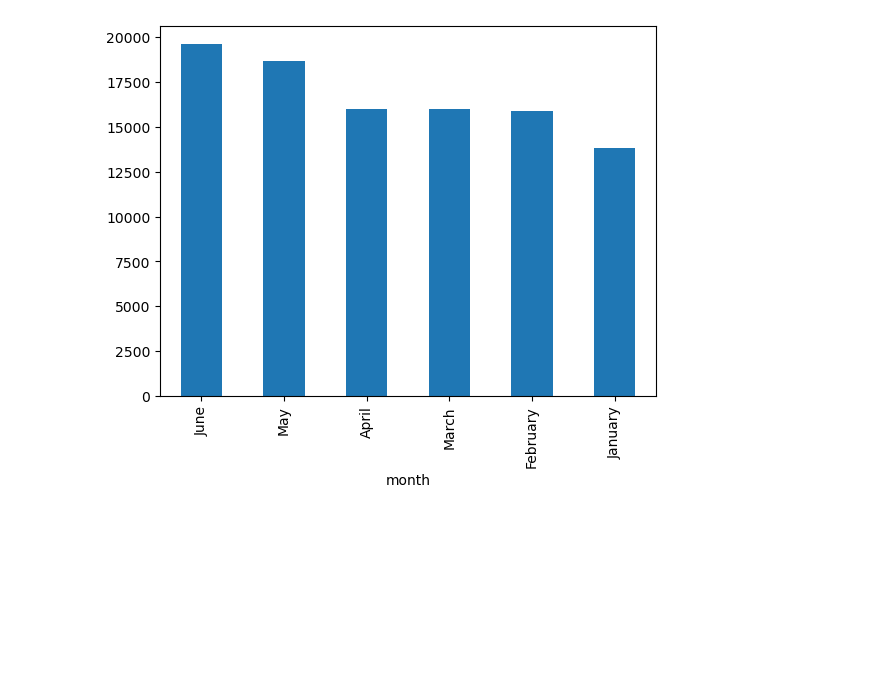
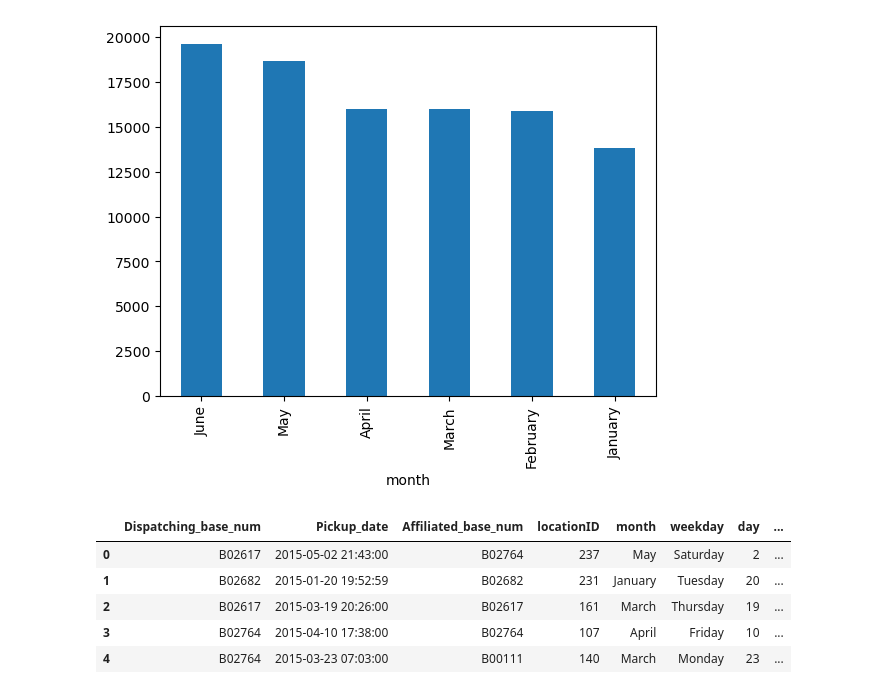
Before and after one commit to Aru-jan/Uber, a Jupyter notebook: uber_project.ipynb, the cells around one changed output. Cells and saved outputs as stored; diff of their text form; code cells hidden in the pictures; blank space fills up the shorter version.

```diff
--- a/uber_project.ipynb
+++ b/uber_project.ipynb
@@ -153,0 +170,9 @@ uber_15['month'].value_counts().plot(kind="bar")
+# %%
+uber_15.head(5)
+# %% [output]
+|  | Dispatching_base_num | Pickup_date | Affiliated_base_num | locationID | month | weekday | day | ... |
+| 0 | B02617 | 2015-05-02 21:43:00 | B02764 | 237 | May | Saturday | 2 | ... |
+| 1 | B02682 | 2015-01-20 19:52:59 | B02682 | 231 | January | Tuesday | 20 | ... |
+| 2 | B02617 | 2015-03-19 20:26:00 | B02617 | 161 | March | Thursday | 19 | ... |
+| 3 | B02764 | 2015-04-10 17:38:00 | B02764 | 107 | April | Friday | 10 | ... |
+| 4 | B02764 | 2015-03-23 07:03:00 | B00111 | 140 | March | Monday | 23 | ... |
```
Also changed, not shown: parts of 4 cells of this notebook.
